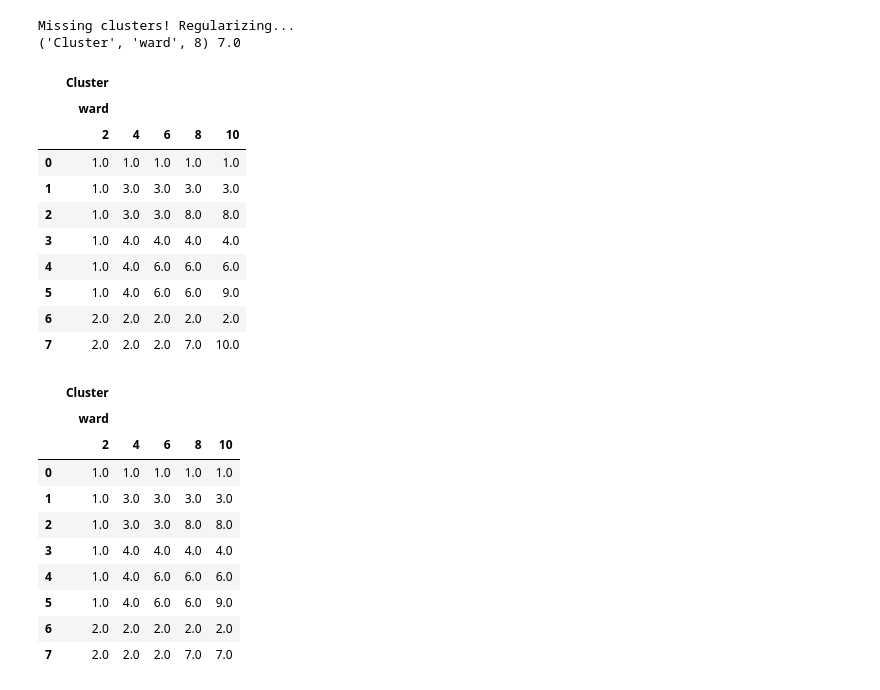
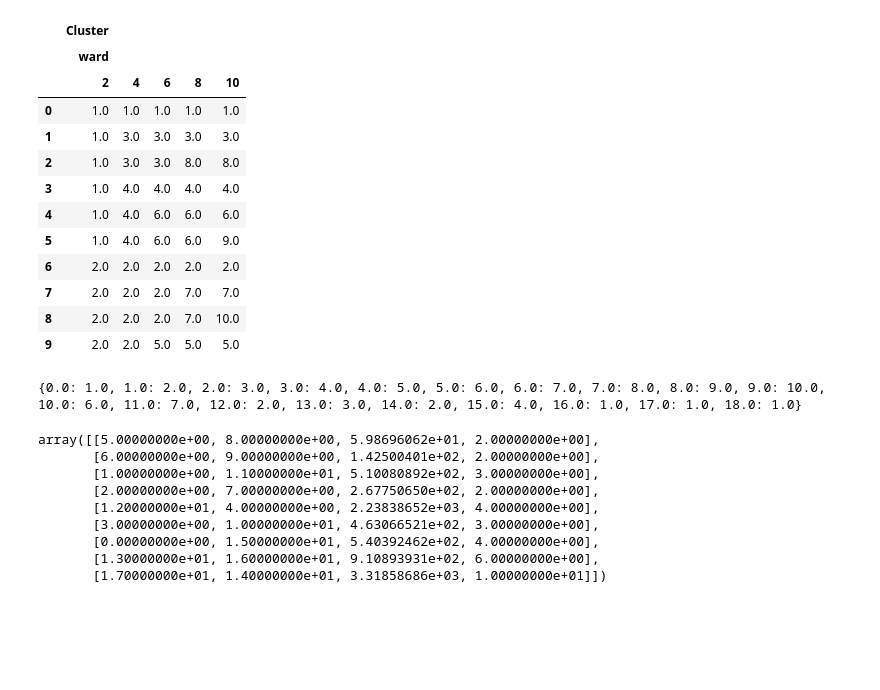
Before and after one commit to rejsmont/rdn-wdp-python, a Jupyter notebook: analysis/notebooks/Workflow testing.ipynb, the cells around one changed output. Saved outputs shown, nothing was run; the diff lists cells and outputs as text; code cells hidden in the pictures; blank space fills up the shorter version.

Commit message:
Fixed dendrogram when clusters are missing

```diff
--- a/analysis/notebooks/Workflow testing.ipynb
+++ b/analysis/notebooks/Workflow testing.ipynb
@@ -32,53 +28,41 @@ Missing clusters! Regularizing...
 # %%
 import pandas as pd
 from IPython.core.display import display
 
 idx = pd.IndexSlice
 missing = '1Q8GA8'
 perfect = '8OMR1L'
-cells = hf.cells.loc[idx[:, missing], :]
+cells = hf.cells.loc[idx[:, perfect], :]
 
 t = hf._cluster_table(cells)
 c = hf._cluster_columns(cells)
 
 display(t)
-
-for i in range(len(c) - 1):
-    cur = c[i]
-    nxt = c[i+1]
-    u = t[t[cur] != t[nxt]]
-    n = t.groupby(cur).size()
-    f = (n.index.isin(u[cur])) & (n == 1)
-    for v in n[f].index:
-        print(cur, v)
-        t.loc[t[cur] == v, nxt] = v
-
-display(t)
 # %% [output]
-Missing clusters! Regularizing...
-('Cluster', 'ward', 8) 7.0
 |  | Cluster |  |  |  |  |
 |  | ward |  |  |  |  |
 |  | 2 | 4 | 6 | 8 | 10 |
 | 0 | 1.0 | 1.0 | 1.0 | 1.0 | 1.0 |
 | 1 | 1.0 | 3.0 | 3.0 | 3.0 | 3.0 |
 | 2 | 1.0 | 3.0 | 3.0 | 8.0 | 8.0 |
 | 3 | 1.0 | 4.0 | 4.0 | 4.0 | 4.0 |
 | 4 | 1.0 | 4.0 | 6.0 | 6.0 | 6.0 |
 | 5 | 1.0 | 4.0 | 6.0 | 6.0 | 9.0 |
 | 6 | 2.0 | 2.0 | 2.0 | 2.0 | 2.0 |
-| 7 | 2.0 | 2.0 | 2.0 | 7.0 | 10.0 |
+| 7 | 2.0 | 2.0 | 2.0 | 7.0 | 7.0 |
+| 8 | 2.0 | 2.0 | 2.0 | 7.0 | 10.0 |
+| 9 | 2.0 | 2.0 | 5.0 | 5.0 | 5.0 |
-|  | Cluster |  |  |  |  |
-|  | ward |  |  |  |  |
-|  | 2 | 4 | 6 | 8 | 10 |
-| 0 | 1.0 | 1.0 | 1.0 | 1.0 | 1.0 |
-| 1 | 1.0 | 3.0 | 3.0 | 3.0 | 3.0 |
-| 2 | 1.0 | 3.0 | 3.0 | 8.0 | 8.0 |
-| 3 | 1.0 | 4.0 | 4.0 | 4.0 | 4.0 |
-| 4 | 1.0 | 4.0 | 6.0 | 6.0 | 6.0 |
-| 5 | 1.0 | 4.0 | 6.0 | 6.0 | 9.0 |
-| 6 | 2.0 | 2.0 | 2.0 | 2.0 | 2.0 |
-| 7 | 2.0 | 2.0 | 2.0 | 7.0 | 7.0 |
 # %%
-#l = hf.linkage(cells, hf.config.rf_features)
-#l
+l = hf.linkage(cells, hf.config.rf_features)
+l
+# %% [output]
+{0.0: 1.0, 1.0: 2.0, 2.0: 3.0, 3.0: 4.0, 4.0: 5.0, 5.0: 6.0, 6.0: 7.0, 7.0: 8.0, 8.0: 9.0, 9.0: 10.0, 10.0: 6.0, 11.0: 7.0, 12.0: 2.0, 13.0: 3.0, 14.0: 2.0, 15.0: 4.0, 16.0: 1.0, 17.0: 1.0, 18.0: 1.0}
+array([[5.00000000e+00, 8.00000000e+00, 5.98696062e+01, 2.00000000e+00],
+       [6.00000000e+00, 9.00000000e+00, 1.42500401e+02, 2.00000000e+00],
+       [1.00000000e+00, 1.10000000e+01, 5.10080892e+02, 3.00000000e+00],
+       [2.00000000e+00, 7.00000000e+00, 2.67750650e+02, 2.00000000e+00],
+       [1.20000000e+01, 4.00000000e+00, 2.23838652e+03, 4.00000000e+00],
+       [3.00000000e+00, 1.00000000e+01, 4.63066521e+02, 3.00000000e+00],
+       [0.00000000e+00, 1.50000000e+01, 5.40392462e+02, 4.00000000e+00],
+       [1.30000000e+01, 1.60000000e+01, 9.10893931e+02, 6.00000000e+00],
+       [1.70000000e+01, 1.40000000e+01, 3.31858686e+03, 1.00000000e+01]])
```
Also changed, not shown: parts of 3 cells of this notebook, 2 other files.
